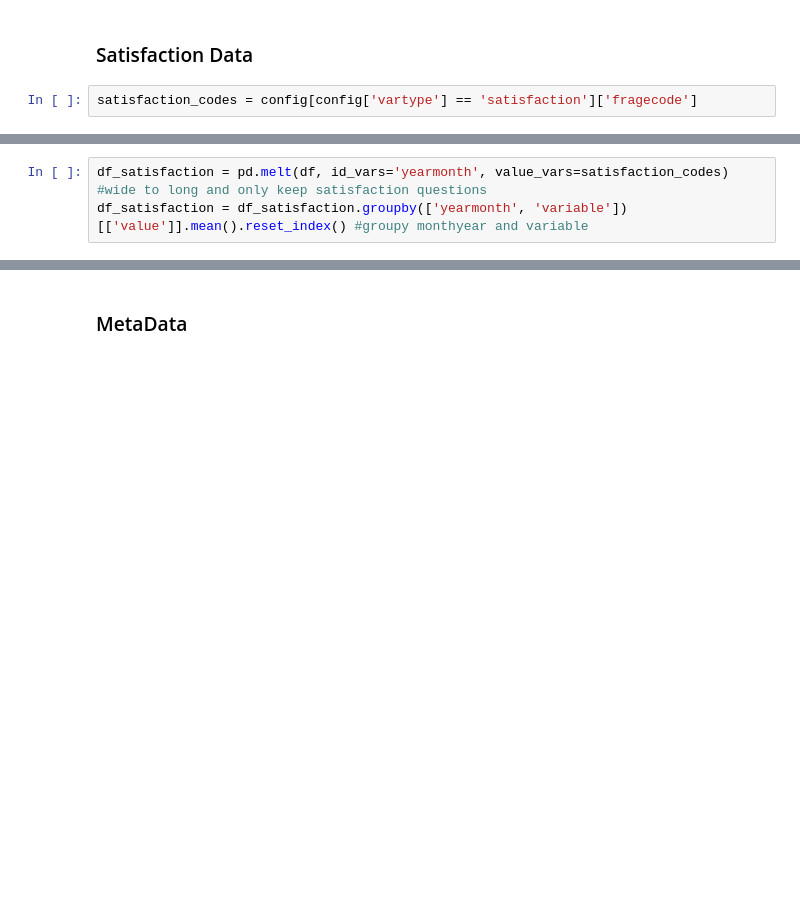
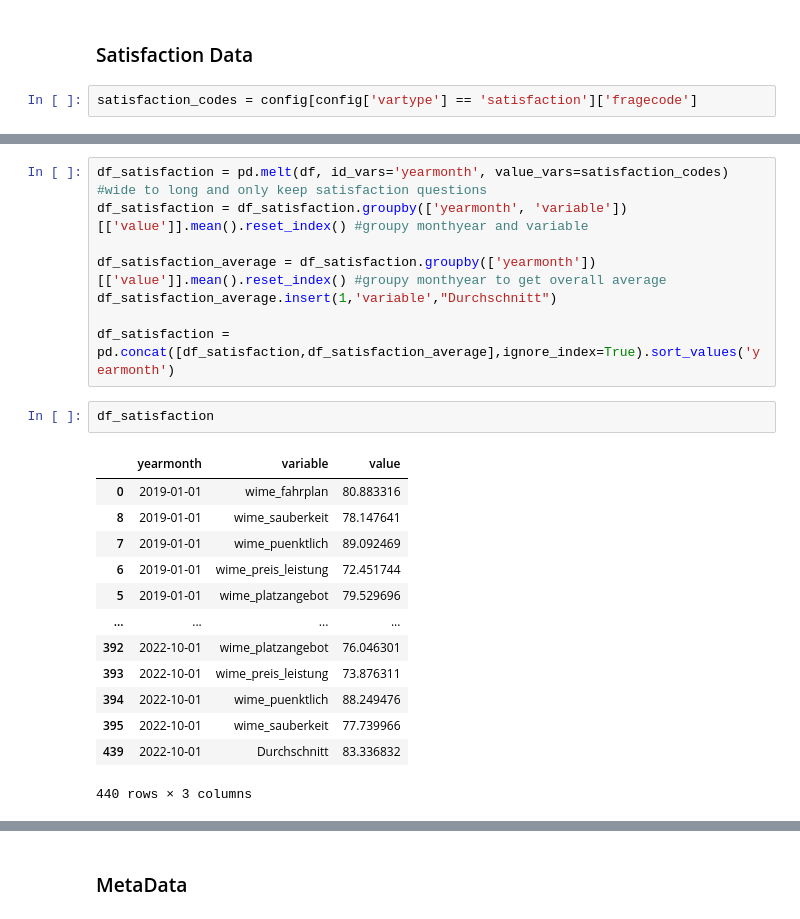
Before and after one commit to Faices/nlp-satisfaction, a Jupyter notebook: 03-EDA.ipynb, the cells around one changed output, grey strips where cells are left out. Drawn from its saved outputs; the diff is of its cells as text; blank space fills up the shorter version.

```diff
--- a/03-EDA.ipynb
+++ b/03-EDA.ipynb
@@ -366,6 +426,27 @@ overflow encountered in long_scalars
 # %%
 df_satisfaction = pd.melt(df, id_vars='yearmonth', value_vars=satisfaction_codes) #wide to long and only keep satisfaction questions
 df_satisfaction = df_satisfaction.groupby(['yearmonth', 'variable'])[['value']].mean().reset_index() #groupy monthyear and variable
+
+df_satisfaction_average = df_satisfaction.groupby(['yearmonth'])[['value']].mean().reset_index() #groupy monthyear to get overall average
+df_satisfaction_average.insert(1,'variable',"Durchschnitt")
+
+df_satisfaction = pd.concat([df_satisfaction,df_satisfaction_average],ignore_index=True).sort_values('yearmonth')
+# %%
+df_satisfaction
+# %% [output]
+|  | yearmonth | variable | value |
+| 0 | 2019-01-01 | wime_fahrplan | 80.883316 |
+| 8 | 2019-01-01 | wime_sauberkeit | 78.147641 |
+| 7 | 2019-01-01 | wime_puenktlich | 89.092469 |
+| 6 | 2019-01-01 | wime_preis_leistung | 72.451744 |
+| 5 | 2019-01-01 | wime_platzangebot | 79.529696 |
+| ... | ... | ... | ... |
+| 392 | 2022-10-01 | wime_platzangebot | 76.046301 |
+| 393 | 2022-10-01 | wime_preis_leistung | 73.876311 |
+| 394 | 2022-10-01 | wime_puenktlich | 88.249476 |
+| 395 | 2022-10-01 | wime_sauberkeit | 77.739966 |
+| 439 | 2022-10-01 | Durchschnitt | 83.336832 |
+440 rows × 3 columns
 # %%
 fig = px.line(
     df_satisfaction,
```
Also changed, not shown: parts of 20 cells of this notebook, 15 other files.
